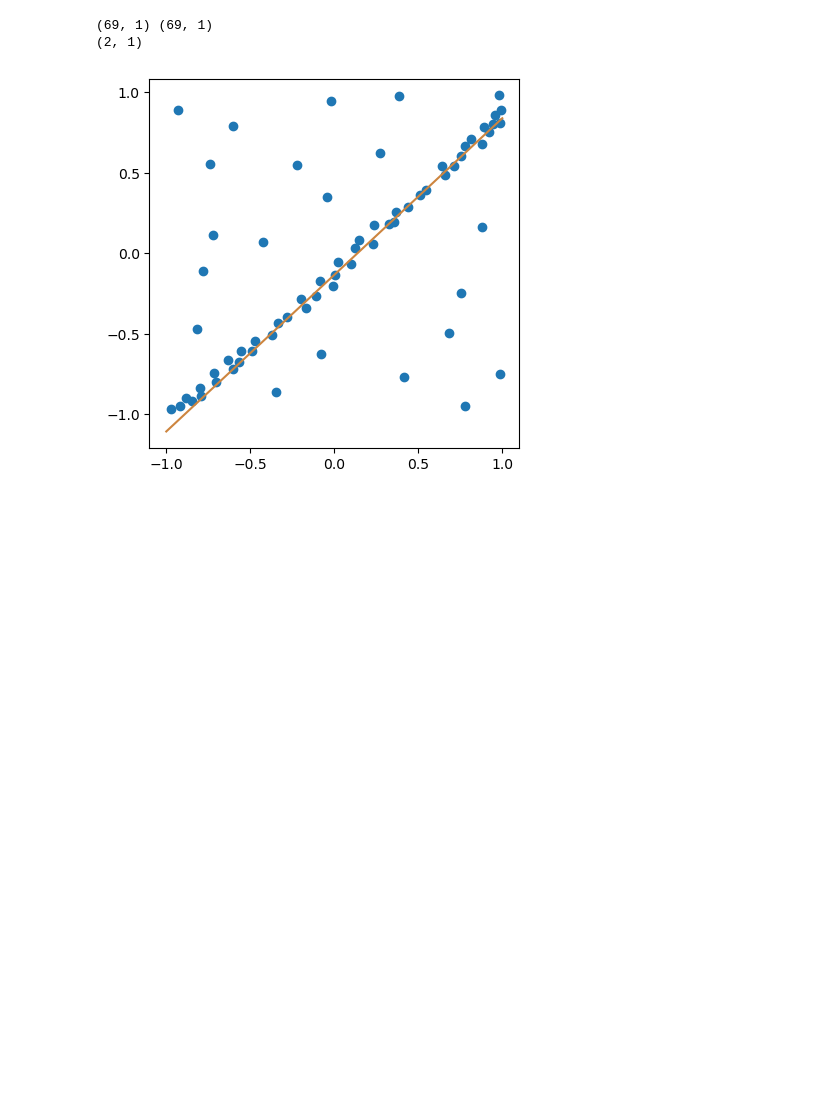
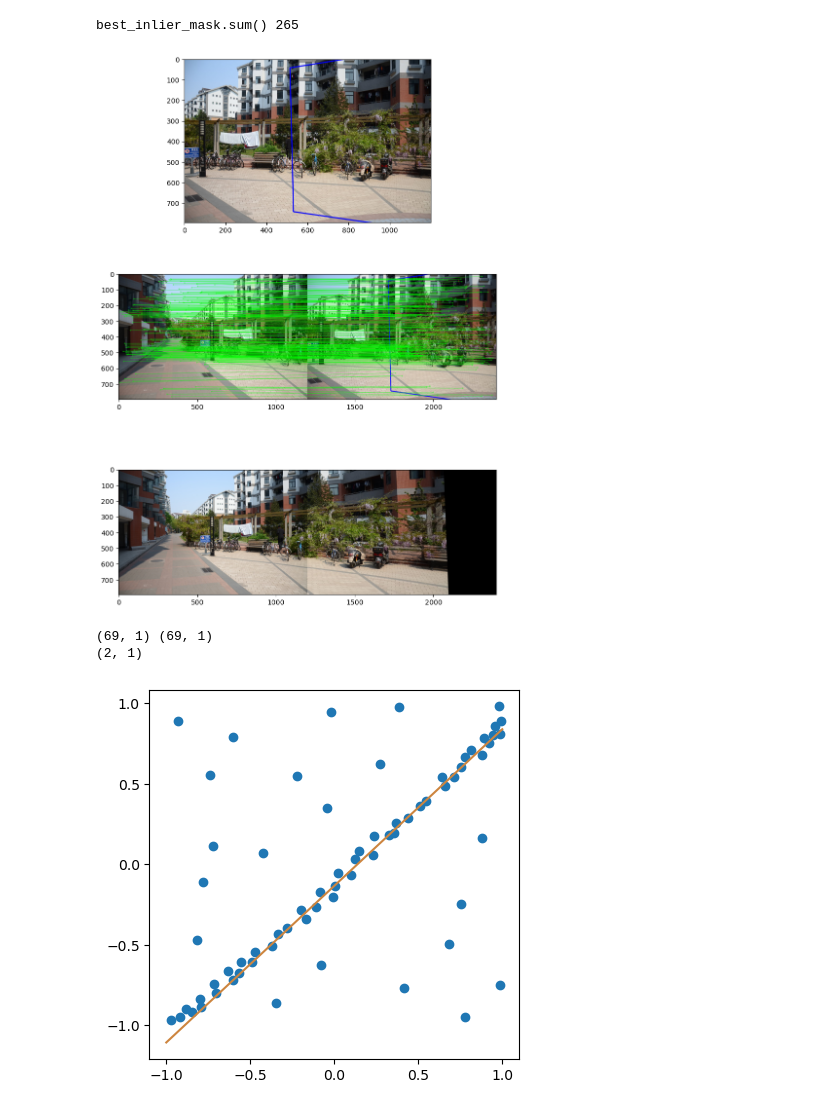
Before and after one commit to hershey890/cs259, a Jupyter notebook: finalproject/panorama.ipynb, the cells around one changed output. Saved outputs shown, nothing was run; the diff lists cells and outputs as text; code cells hidden in the pictures; blank space fills up the shorter version.

```diff
--- a/finalproject/panorama.ipynb
+++ b/finalproject/panorama.ipynb
@@ -14,9 +14,12 @@ import ransac_wikipedia
 # %%
 %autoreload 2
 # import panorama
 
-panorama.main('./', mode='plot')
+panorama.main('./', 'cuda', ransac_reproj_thresh=10.0, ransac_max_iter=10000, mode='plot')
 # panorama.main('./', mode=None)
+# %% [output]
+best_inlier_mask.sum() 265
+[figure, added]
 # %%
 %autoreload 2
 ransac_wikipedia.main()
```
Also changed, not shown: 6 other files.
